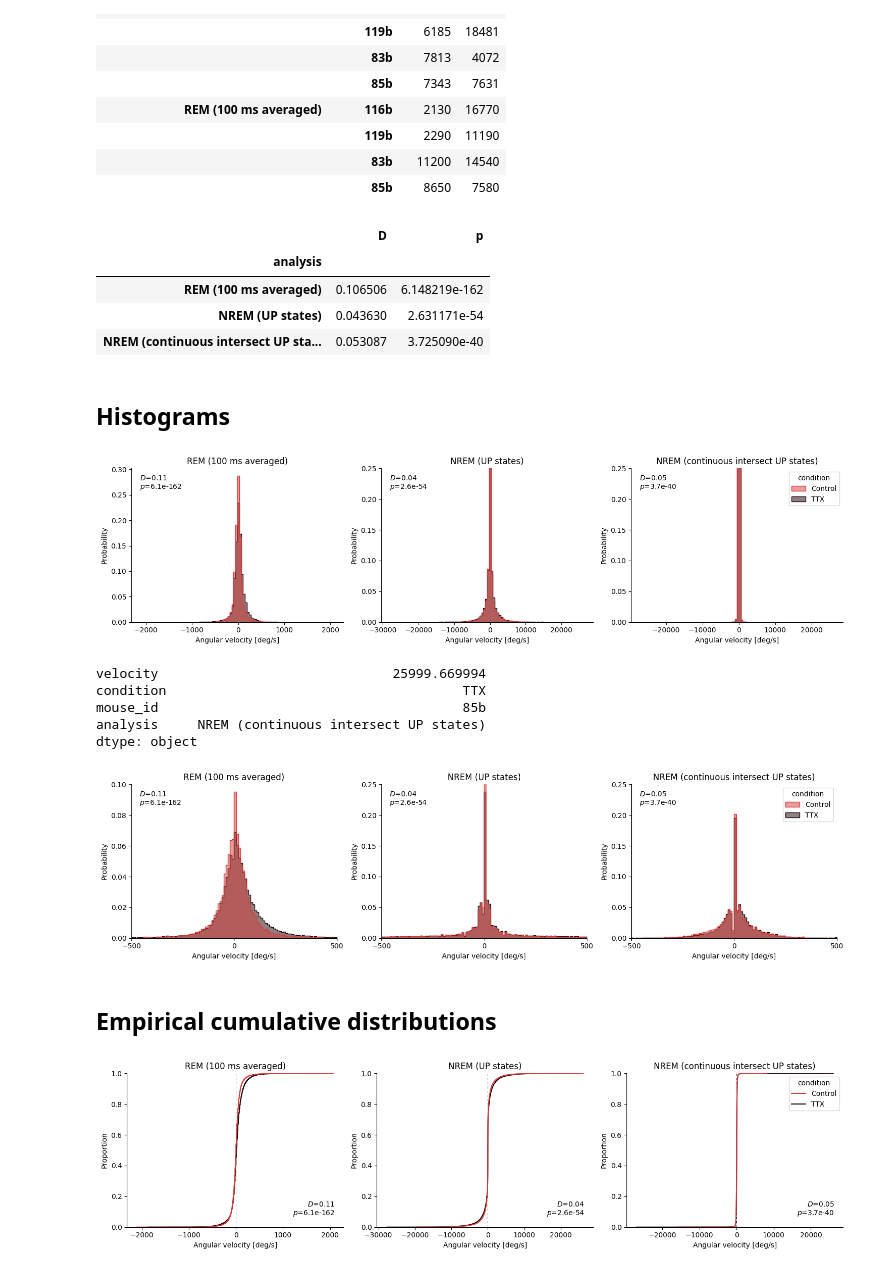
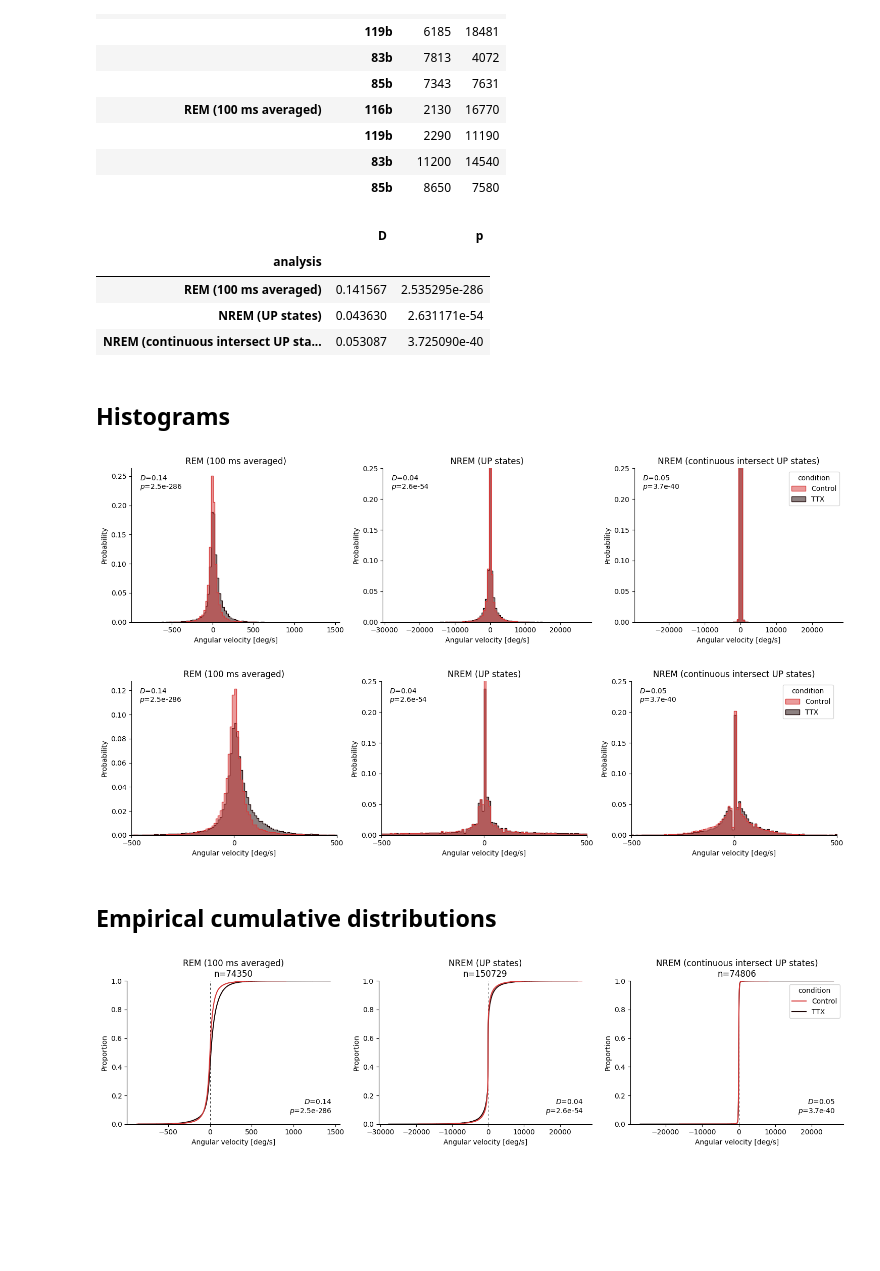
Before and after one commit to Senzai-Lab/nrem_analysis, a Jupyter notebook: notebooks/ttx/analyze_velocity_distributions.ipynb, the cells around one changed output. Saved outputs shown, nothing was run; the diff lists cells and outputs as text; code cells hidden in the pictures; blank space fills up the shorter version.

Commit message:
nrem bout analysis

```diff
--- a/notebooks/ttx/analyze_velocity_distributions.ipynb
+++ b/notebooks/ttx/analyze_velocity_distributions.ipynb
@@ -52,3 +52,13 @@ def detect_upstates(spikes):
     upstates = upstates.merge_close_intervals(0.1, time_units="s")
     upstates = upstates.drop_short_intervals(0.04, time_units="s")
     return upstates.drop_long_intervals(2, time_units="s")
+# %%
+rem_hd = nap.load_file(PROCESSED_DIR / 'ttx' / '116b' / "rem_hd.npz")
+rem_hd = unwrap_each_epoch(rem_hd)
+
+ones = nap.Tsd(t=rem_hd.t, d=np.ones(len(rem_hd)), time_support=rem_hd.time_support)
+corrected = rem_hd.smooth(0.08) / ones.smooth(0.08).values
+
+plt.plot(rem_hd.restrict(rem_hd.time_support[0])[-1000:], c='k')
+plt.plot(rem_hd.restrict(rem_hd.time_support[0]).smooth(80, time_units='ms')[-1000:], alpha=0.7, c='r')
+plt.plot(corrected.restrict(rem_hd.time_support[0])[-1000:], c='g', alpha=0.7)
@@ -55,8 +68,11 @@ def detect_upstates(spikes):
 # %%
 def make_rem_table(data_dir, ttx_onset, mouse_id):
     rem_hd = unwrap_each_epoch(nap.load_file(data_dir / "rem_hd.npz"))
+    # smoothing with boundary normalization
+    ones = nap.Tsd(t=rem_hd.t, d=np.ones(len(rem_hd)), time_support=rem_hd.time_support)
+    rem_hd = rem_hd.smooth(0.08) / ones.smooth(0.08).values
+
     velocity = rem_hd.derivative()
-
     is_control = rem_hd.time_support.end < ttx_onset
     epochs_by_condition = {
         "Control": rem_hd.time_support[is_control],
@@ -179,7 +193,7 @@ ks_results
 # %% [output]
 |  | D | p |
 | analysis |  |  |
-| REM (100 ms averaged) | 0.106506 | 6.148219e-162 |
+| REM (100 ms averaged) | 0.141567 | 2.535295e-286 |
 | NREM (UP states) | 0.043630 | 2.631171e-54 |
 | NREM (continuous intersect UP sta... | 0.053087 | 3.725090e-40 |
 # %% [markdown]
@@ -232,15 +246,7 @@ fig.tight_layout()
 plt.savefig(FIGURES_DIR / "ttx" / "velocity_distributions_histogram_all.png", format='png', bbox_inches='tight', dpi=320)
 plt.savefig(FIGURES_DIR / "ttx" / "velocity_distributions_histogram_all.svg", format='svg', bbox_inches='tight', dpi=320)
 # %% [output]
-[figure, old version]
+[figure, new version]
-# %%
-results[results["analysis"] == ANALYSES[2]].max()
-# %% [output]
-velocity                              25999.669994
-condition                                      TTX
-mouse_id                                       85b
-analysis     NREM (continuous intersect UP states)
-dtype: object
 # %%
 fig, axes = plt.subplots(1, 3, figsize=(15, 4), sharex=True)
 
@@ -286,10 +292,10 @@ for ax in axes[1:]:
 
 fig.tight_layout()
 
-# plt.savefig(FIGURES_DIR / "ttx" / "velocity_distributions_histogram.png", format='png', bbox_inches='tight', dpi=320)
-# plt.savefig(FIGURES_DIR / "ttx" / "velocity_distributions_histogram.svg", format='svg', bbox_inches='tight', dpi=320)
+plt.savefig(FIGURES_DIR / "ttx" / "velocity_distributions_histogram.png", format='png', bbox_inches='tight', dpi=320)
+plt.savefig(FIGURES_DIR / "ttx" / "velocity_distributions_histogram.svg", format='svg', bbox_inches='tight', dpi=320)
 # %% [output]
-[figure, old version]
+[figure, new version]
 # %% [markdown]
 ## Empirical cumulative distributions
 # %%
@@ -307,35 +313,36 @@ for ax, analysis in zip(axes, ANALYSES):
         stat="proportion",
         legend=analysis == ANALYSES[-1],
         ax=ax,
     )
 
     test = ks_results.loc[analysis]
     ax.text(
         0.96,
         0.06,
         f"$D$={test['D']:.2f}\n$p$={test['p']:.2g}",
         transform=ax.transAxes,
         ha="right",
         va="bottom",
     )
     ax.set(
-        title=analysis,
+        title=analysis + f"\nn={values.shape[0]}",
         xlabel="Angular velocity [deg/s]",
         # xlim=(-VELOCITY_LIMIT, VELOCITY_LIMIT),
         # xticks=(-VELOCITY_LIMIT, 0, VELOCITY_LIMIT),
     )
     sns.despine(ax=ax)
 
 for ax in axes:
     ax.set_ylabel("Proportion")
     ax.axvline(0, color='k', linestyle=DASHED_STYLE, linewidth=0.6, zorder=0)
 
+# axes[0].set_xlim((-200, 200))
 fig.tight_layout()
 
 plt.savefig(FIGURES_DIR / "ttx" / "velocity_distributions_ecdf_all.png", format='png', bbox_inches='tight', dpi=320)
 plt.savefig(FIGURES_DIR / "ttx" / "velocity_distributions_ecdf_all.svg", format='svg', bbox_inches='tight', dpi=320)
 # %% [output]
-[figure, old version]
+[figure, new version]
 # %%
 fig, axes = plt.subplots(1, 3, figsize=(15, 4), sharex=True)
 
```
Also changed, not shown: parts of 5 cells of this notebook, 2 other files.
